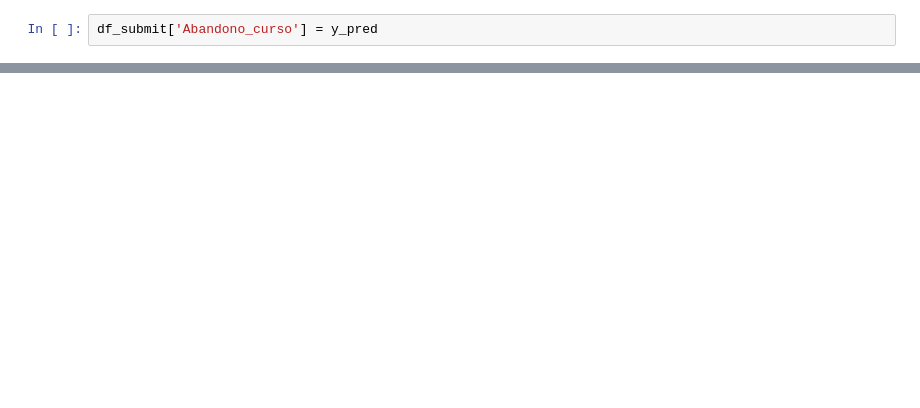
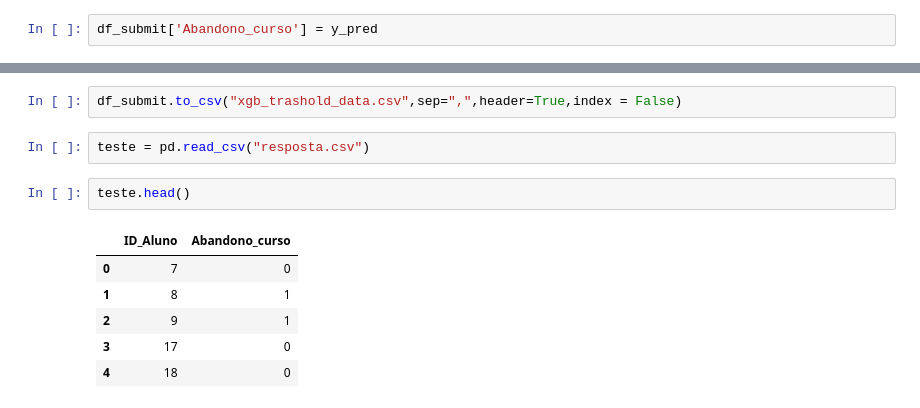
Before and after one commit to wellisonS/Desafio-Visagio, a Jupyter notebook: test.ipynb, the cells around one changed output, grey strips where cells are left out. Saved outputs shown, nothing was run; the diff lists cells and outputs as text; blank space fills up the shorter version.

```diff
--- a/test.ipynb
+++ b/test.ipynb
@@ -667,0 +686,13 @@ df_submit['Abandono_curso'] = y_pred
+# %%
+df_submit.to_csv("xgb_trashold_data.csv",sep=",",header=True,index = False)
+# %%
+teste = pd.read_csv("resposta.csv")
+# %%
+teste.head()
+# %% [output]
+|  | ID_Aluno | Abandono_curso |
+| 0 | 7 | 0 |
+| 1 | 8 | 1 |
+| 2 | 9 | 1 |
+| 3 | 17 | 0 |
+| 4 | 18 | 0 |
```
Also changed, not shown: parts of 29 cells of this notebook, 4 other files.
